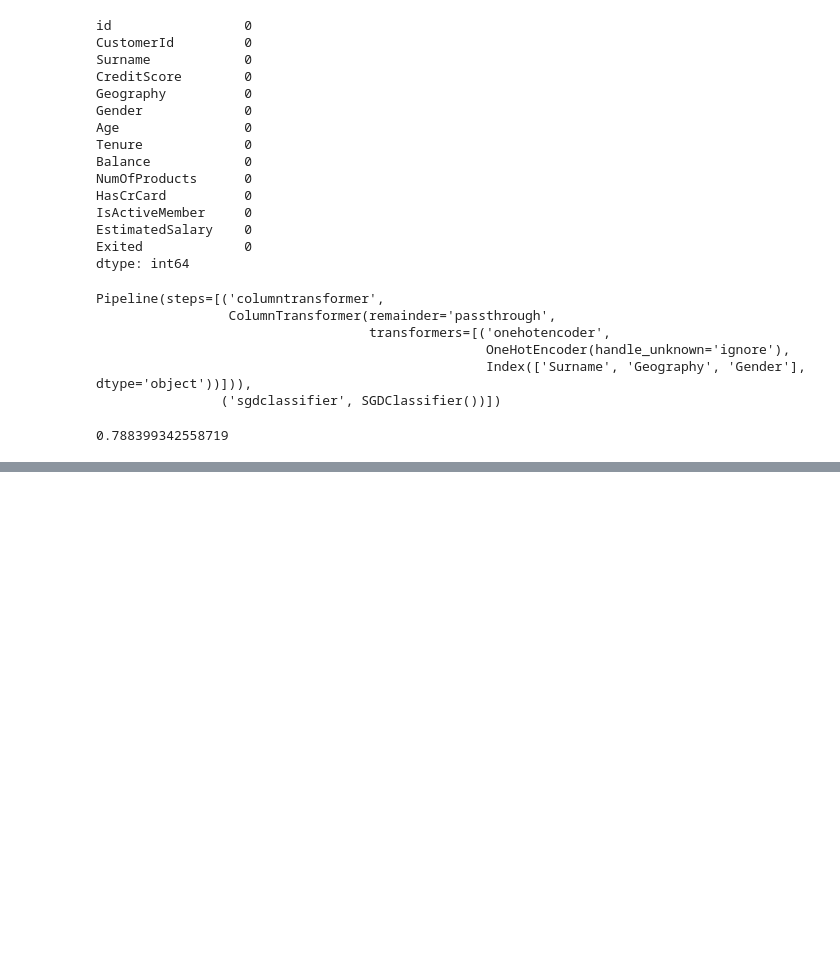
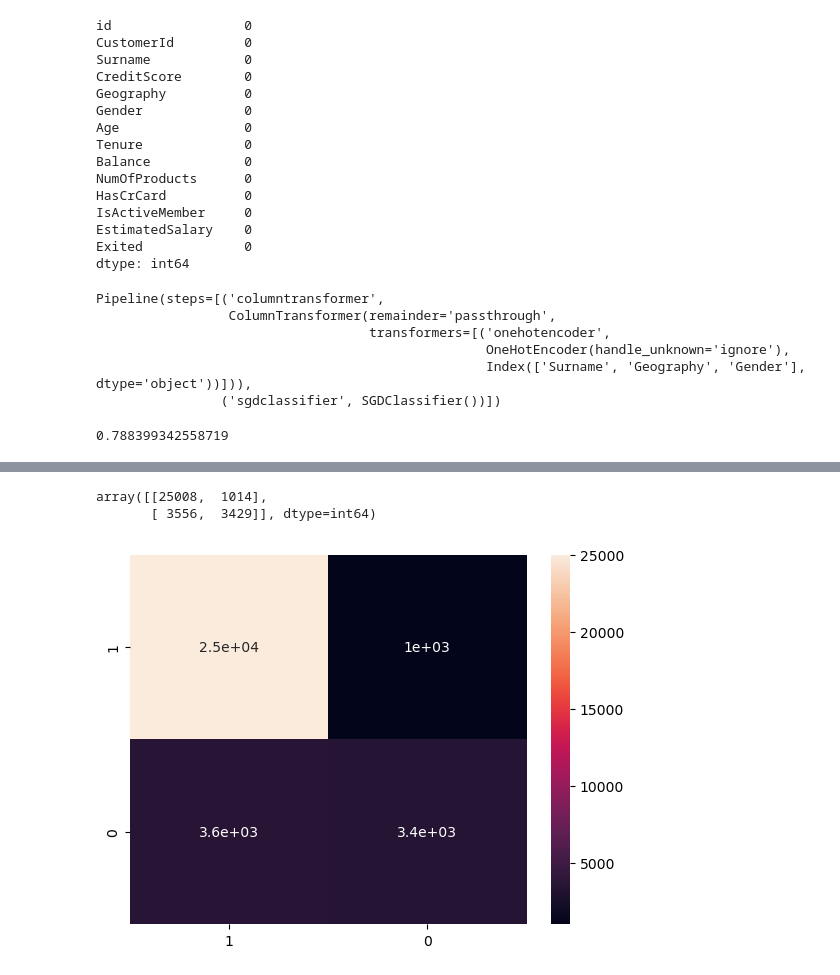
Before and after one commit to msnkr/kaggle_comps, a Jupyter notebook: Binary Classification with a Bank Churn Dataset/Untitled.ipynb, the cells around one changed output, grey strips where cells are left out. Saved outputs shown, nothing was run; the diff lists cells and outputs as text; code cells hidden in the pictures; blank space fills up the shorter version.

```diff
--- a/Binary Classification with a Bank Churn Dataset/Untitled.ipynb
+++ b/Binary Classification with a Bank Churn Dataset/Untitled.ipynb
@@ -110,0 +128,3 @@ sgd_model.score(X_train, y_train)
+# %%
+random_forest = make_pipeline((preprocessor), (RandomForestClassifier()))
+random_forest.fit(X_train, y_train)
@@ -110,0 +150,2 @@ sgd_model.score(X_train, y_train)
+# %%
+y_preds = random_forest.predict(X_test)
@@ -110,0 +163,10 @@ sgd_model.score(X_train, y_train)
+# %%
+cm = confusion_matrix(y_test, y_preds)
+cm
+# %% [output]
+array([[25008,  1014],
+       [ 3556,  3429]], dtype=int64)
+# %%
+sn.heatmap(cm, annot=True, xticklabels=["1", "0"], yticklabels=["1", "0"]);
+# %% [output]
+[figure, added]
```
Also changed, not shown: parts of 16 cells of this notebook, 1 other file.
